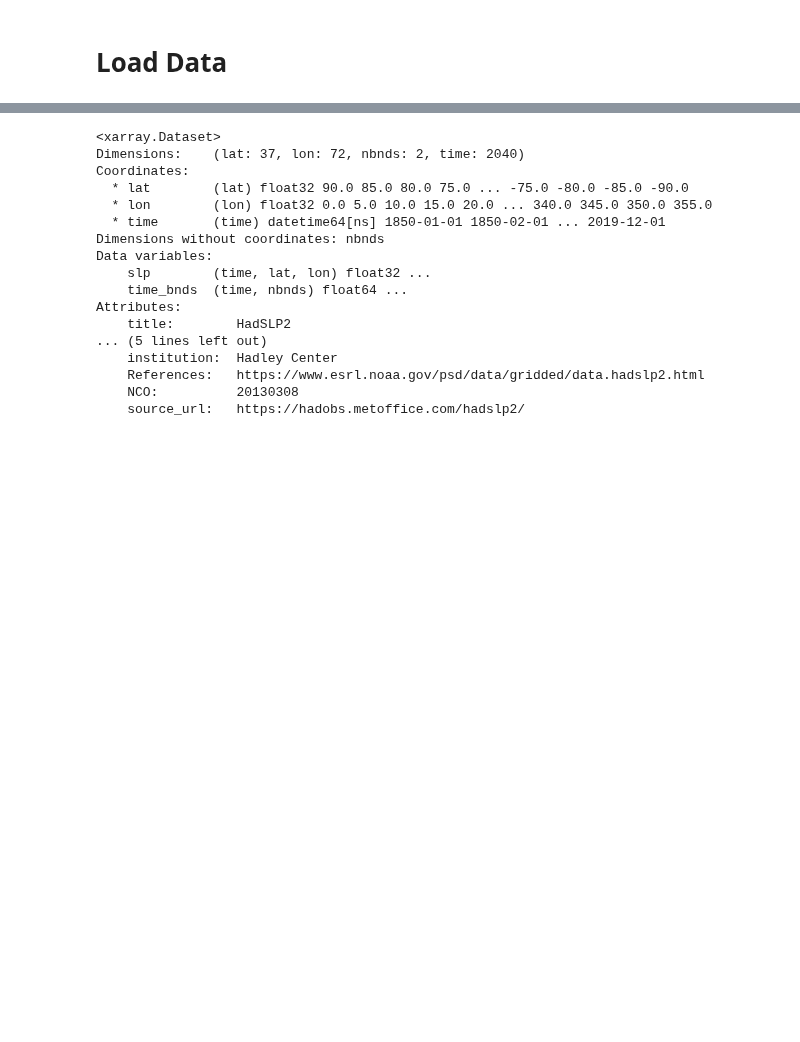
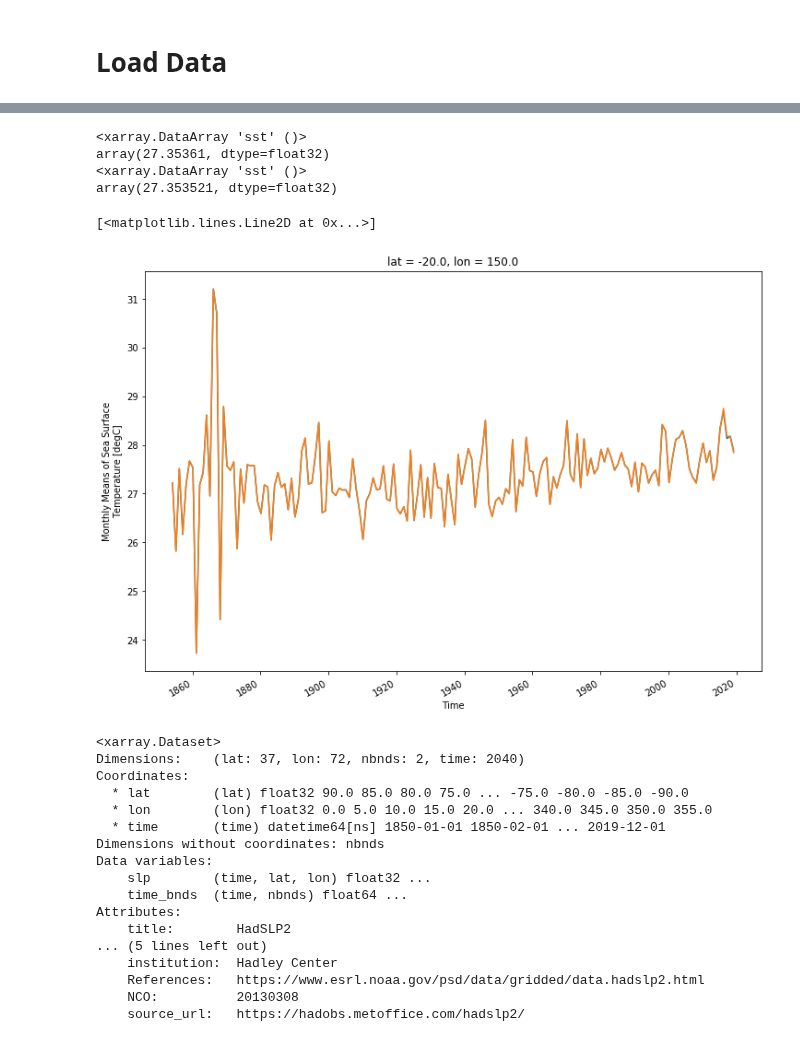
Before and after one commit to medhap02/AllIndiaRainfall, a Jupyter notebook: src/ISM_Model1_2020Predictions.ipynb, the cells around one changed output, grey strips where cells are left out. Drawn from its saved outputs; the diff is of its cells as text; code cells hidden in the pictures; blank space fills up the shorter version.

Commit message:
2 sst datasets compared

```diff
--- a/src/ISM_Model1_2020Predictions.ipynb
+++ b/src/ISM_Model1_2020Predictions.ipynb
@@ -26,9 +26,11 @@ python version:
 # Load Data
 # %%
 sstdat = xr.open_dataset('http://apdrc.soest.hawaii.edu/dods/public_data/NOAA_SST/ERSST/monthly_v5')
-#sstdat
+sstdat1 = xr.open_dataset('https://psl.noaa.gov/thredds/dodsC/Datasets/noaa.ersst.v5/sst.mnmean.nc')
 sst = sstdat['sst']
-sst
+sst1 = sstdat1['sst']
+print(sst)
+print(sst1)
 
 #note: lat & lon go by scale of 2 degrees
 # %% [output]
@@ -43,3 +54,19 @@ Attributes:
+# %%
+# comparing the two datasets
+series = sst.sel(lat = slice(-20, -20), lon = slice(150, 150), time = (sst['time.month']==3)).sel(time = slice('1854-03-01', '2019-03-01'))
+series1 = sst1.sel(lat = slice(-20, -20), lon = slice(150, 150), time = (sst1['time.month']==3)).sel(time = slice('1854-03-01', '2019-03-01'))
+print(series.mean())
+print(series1.mean())
+plt.figure(figsize=(12,8))
+series.plot()
+series1.plot()
+# %% [output]
+<xarray.DataArray 'sst' ()>
+array(27.35361, dtype=float32)
+<xarray.DataArray 'sst' ()>
+array(27.353521, dtype=float32)
+[<matplotlib.lines.Line2D at 0x...>]
+[figure, added]
 # %%
 #slpdat = xr.open_dataset('ftp://ftp.cdc.noaa.gov/Datasets.other/hadslp2/slp.mnmean.real.nc')
 slpdat = xr.open_dataset('data/slp.mnmean.real.nc')
```
Also changed, not shown: parts of 5 cells of this notebook.
